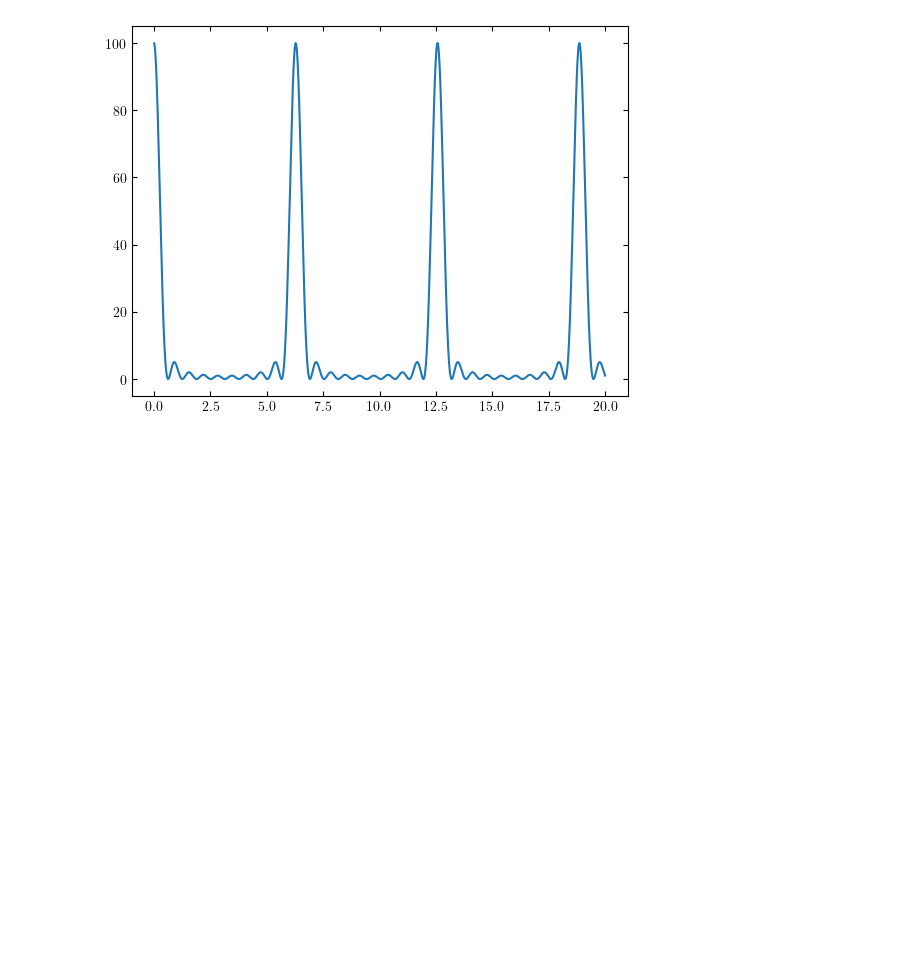
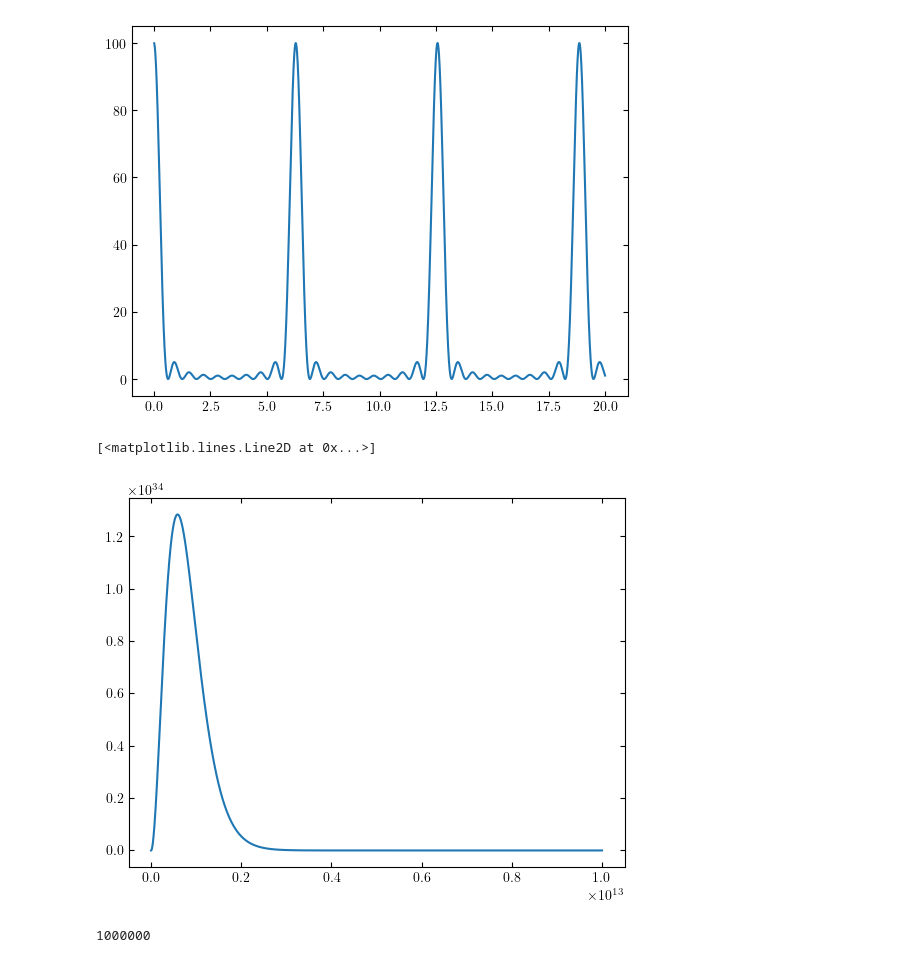
Before and after one commit to Julia-KAERI/ClassicalPhysics, a Jupyter notebook: src/Feynman/notebooks/vol1_2.ipynb, the cells around one changed output. Cells and saved outputs as stored; diff of their text form; code cells hidden in the pictures; blank space fills up the shorter version.

```diff
--- a/src/Feynman/notebooks/vol1_2.ipynb
+++ b/src/Feynman/notebooks/vol1_2.ipynb
@@ -10,3 +10,18 @@ plt.plot(t, I)
 # %% [output]
 [<matplotlib.lines.Line2D at 0x...>]
 [figure]
+# %%
+
+w=np.arange(1,1.0e13, 1.0e6)
+kB = 1.38e-23
+hb = 6.62607015e-34
+mu = 6.64e-27
+Iw = (w**3)/(np.exp(hb*w/(kB*10))-1)
+plt.plot(w, Iw)
+# %% [output]
+[<matplotlib.lines.Line2D at 0x...>]
+[figure, added]
+# %%
+len(w)
+# %% [output]
+1000000
```
